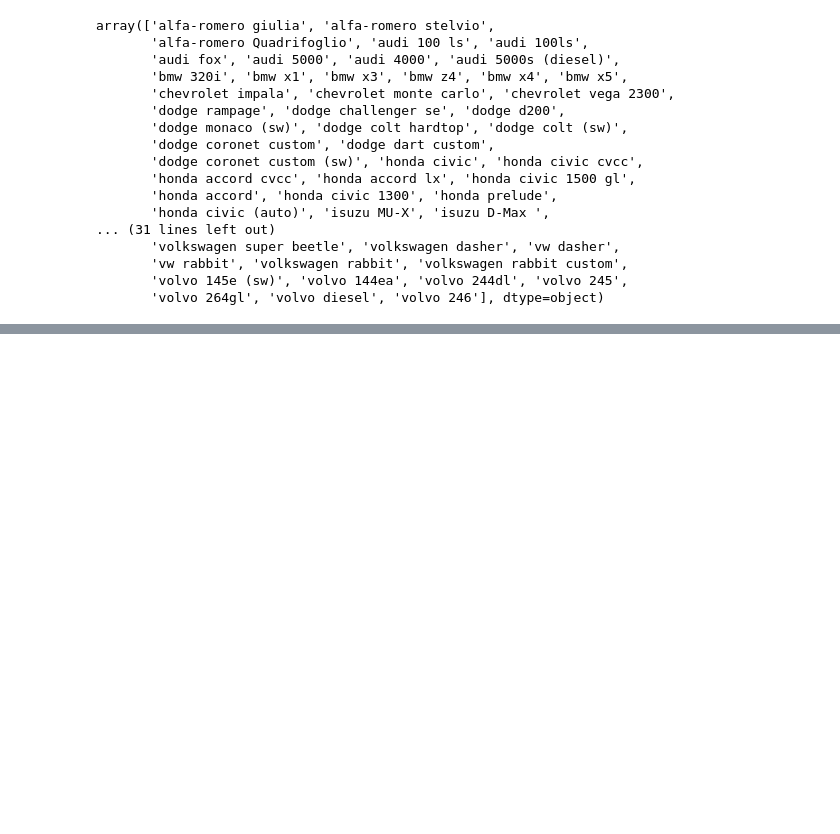
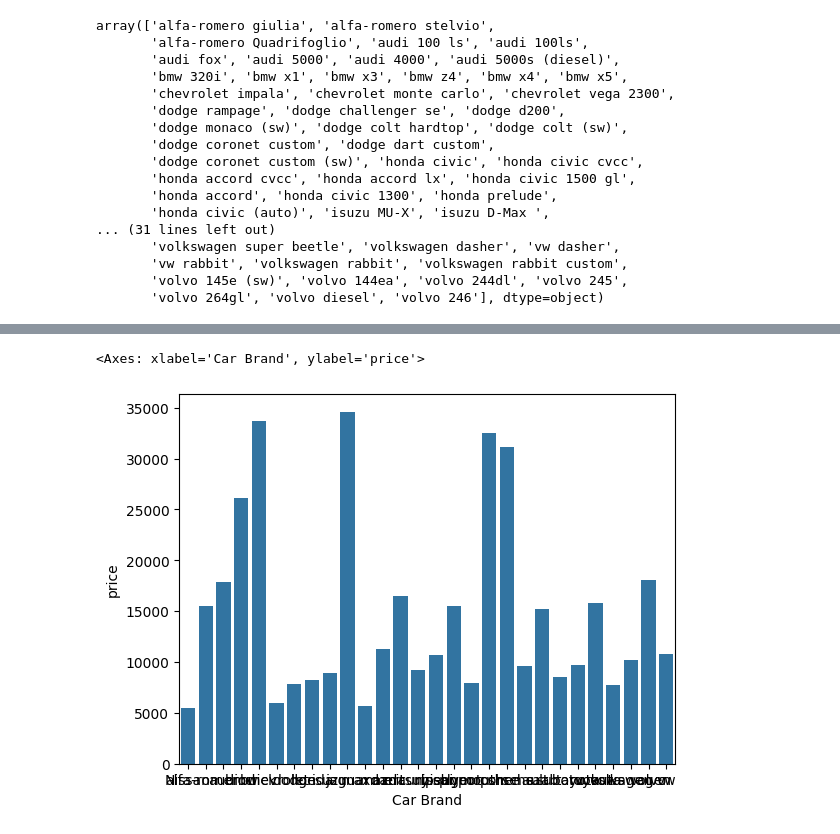
Before and after one commit to nthvinh03/Homework, a Jupyter notebook: Case_Study.ipynb, the cells around one changed output, grey strips where cells are left out. Cells and saved outputs as stored; diff of their text form; code cells hidden in the pictures; blank space fills up the shorter version.

```diff
--- a/Case_Study.ipynb
+++ b/Case_Study.ipynb
@@ -80,0 +184,6 @@ array(['alfa-romero giulia', 'alfa-romero stelvio',
+# %%
+brand_price=df.groupby('Car Brand')['price'].mean().reset_index()
+sns.barplot(brand_price,x='Car Brand',y='price')
+# %% [output]
+<Axes: xlabel='Car Brand', ylabel='price'>
+[figure, added]
```
Also changed, not shown: parts of 21 cells of this notebook, 1 other file.
